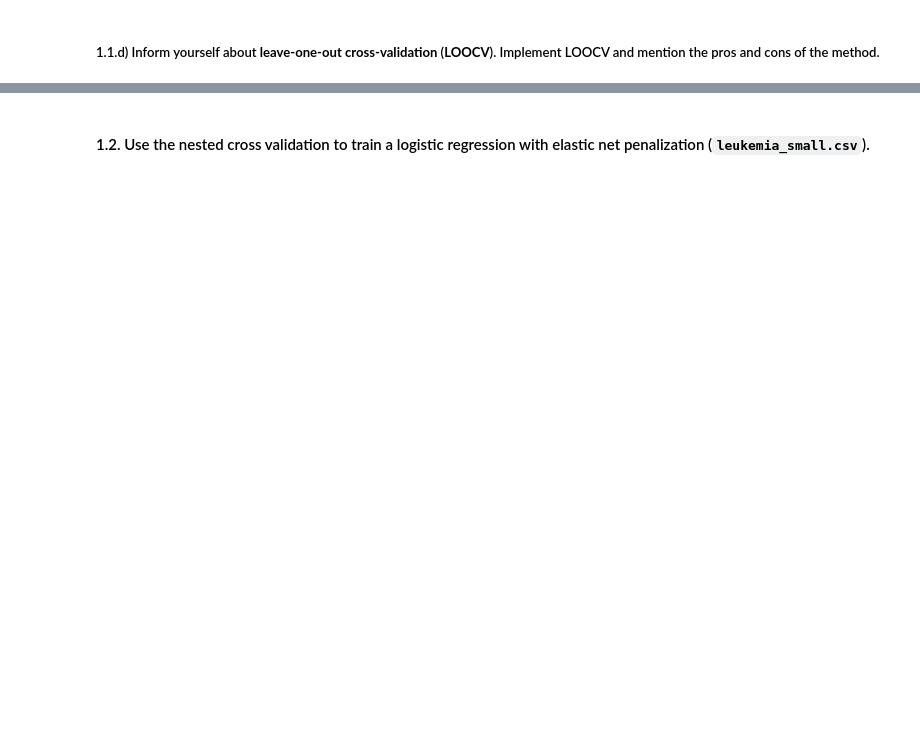
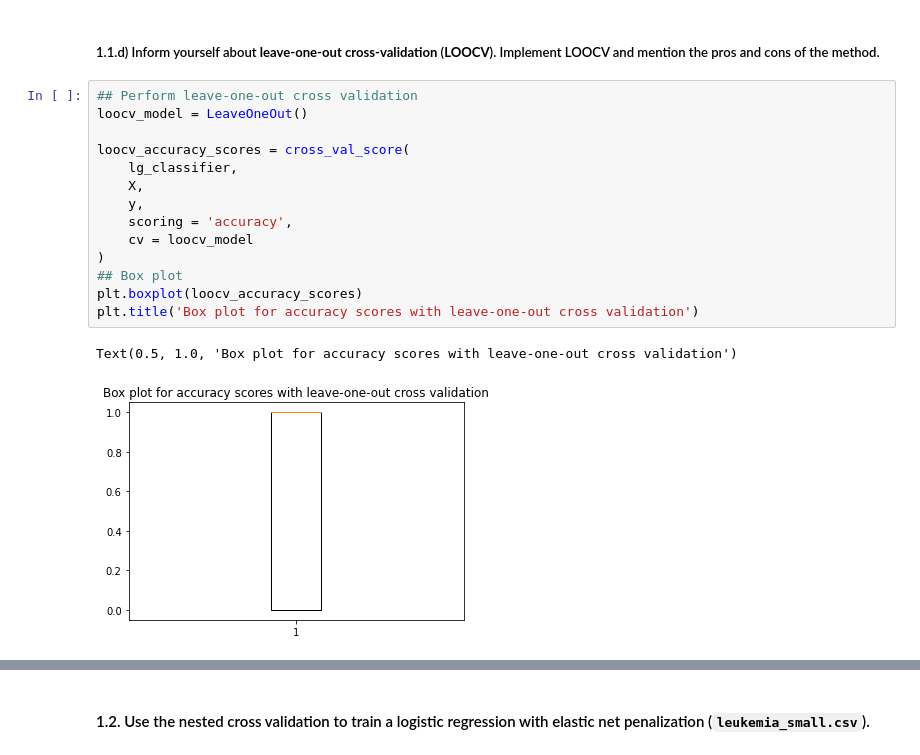
Before and after one commit to FabriceBeaumont/MA-INF_4216_Biomedical_DS_and_AI, a Jupyter notebook: Sheet7/Assignment7_Solutions.ipynb, the cells around one changed output, grey strips where cells are left out. Cells and saved outputs as stored; diff of their text form; blank space fills up the shorter version.

```diff
--- a/Sheet7/Assignment7_Solutions.ipynb
+++ b/Sheet7/Assignment7_Solutions.ipynb
@@ -41,2 +126,19 @@ def get_dataset_from_github(filename, index_col_str=None, header_str='infer'):
 # %% [markdown]
 ##### 1.1.d) Inform yourself about **leave-one-out cross-validation** (**LOOCV**). Implement LOOCV and mention the pros and cons of the method.
+# %%
+## Perform leave-one-out cross validation
+loocv_model = LeaveOneOut()
+
+loocv_accuracy_scores = cross_val_score(
+    lg_classifier,
+    X,
+    y,
+    scoring = 'accuracy',
+    cv = loocv_model
+)
+## Box plot
+plt.boxplot(loocv_accuracy_scores)
+plt.title('Box plot for accuracy scores with leave-one-out cross validation')
+# %% [output]
+Text(0.5, 1.0, 'Box plot for accuracy scores with leave-one-out cross validation')
+[figure, added]
```
Also changed, not shown: parts of 21 cells of this notebook.
